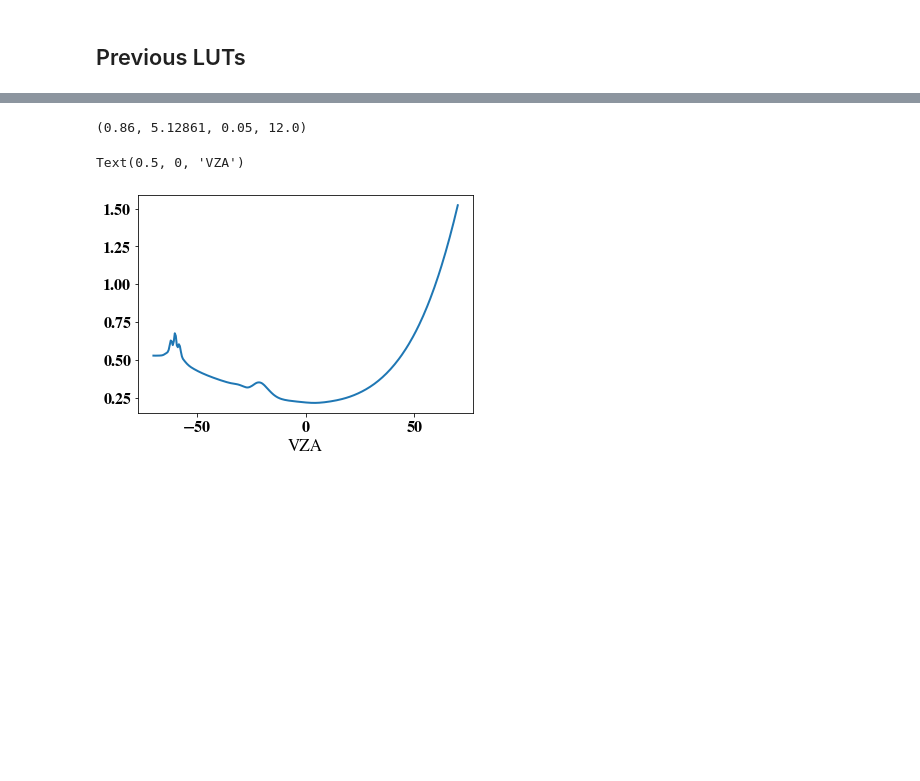
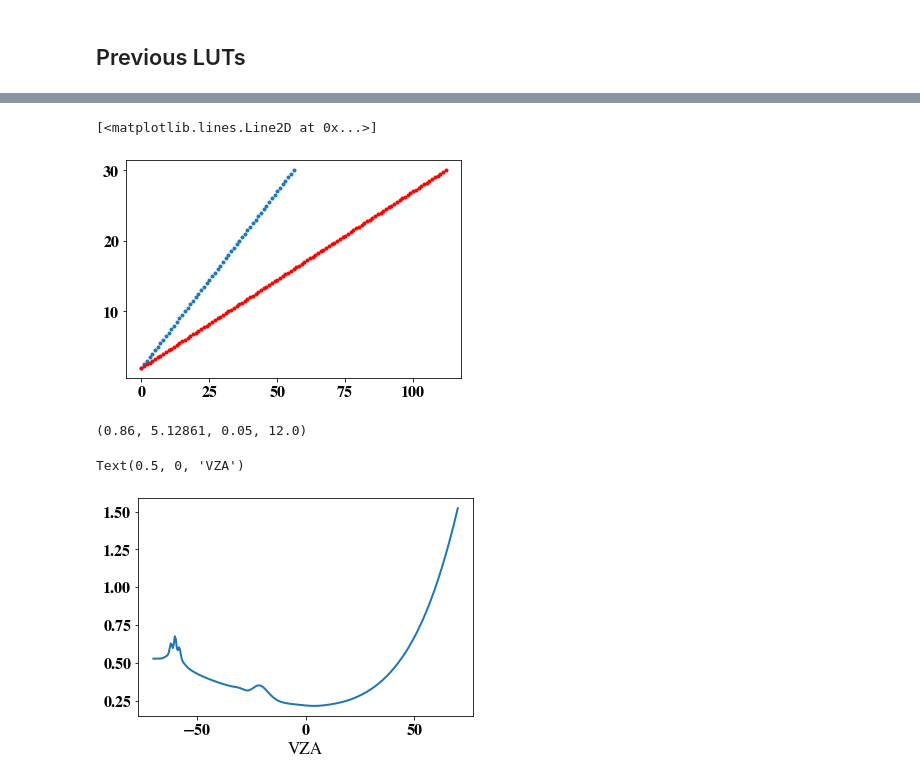
Before and after one commit to cpnHere/ACRS, a Jupyter notebook: LUTs/using_DISORT/lut_desk.ipynb, the cells around one changed output, grey strips where cells are left out. Saved outputs shown, nothing was run; the diff lists cells and outputs as text; code cells hidden in the pictures; blank space fills up the shorter version.

```diff
--- a/LUTs/using_DISORT/lut_desk.ipynb
+++ b/LUTs/using_DISORT/lut_desk.ipynb
@@ -31,3 +23,12 @@ LUT.I.shape
+# %%
+plt.plot(LUT.re,'.')
+new_re=np.concatenate([np.array(LUT.re),np.array((LUT.re[1:]+LUT.re[0:-1])/2)])
+new_re.sort()
+new_re=np.unique(new_re.round(2))
+plt.plot(new_re,'r.')
+# %% [output]
+[<matplotlib.lines.Line2D at 0x...>]
+[figure, added]
 # %%
 LUT.band[0],LUT.tau[57],LUT.ve[4],LUT.re[20]
 # %% [output]
```
Also changed, not shown: parts of 15 cells of this notebook, 1 other file.
